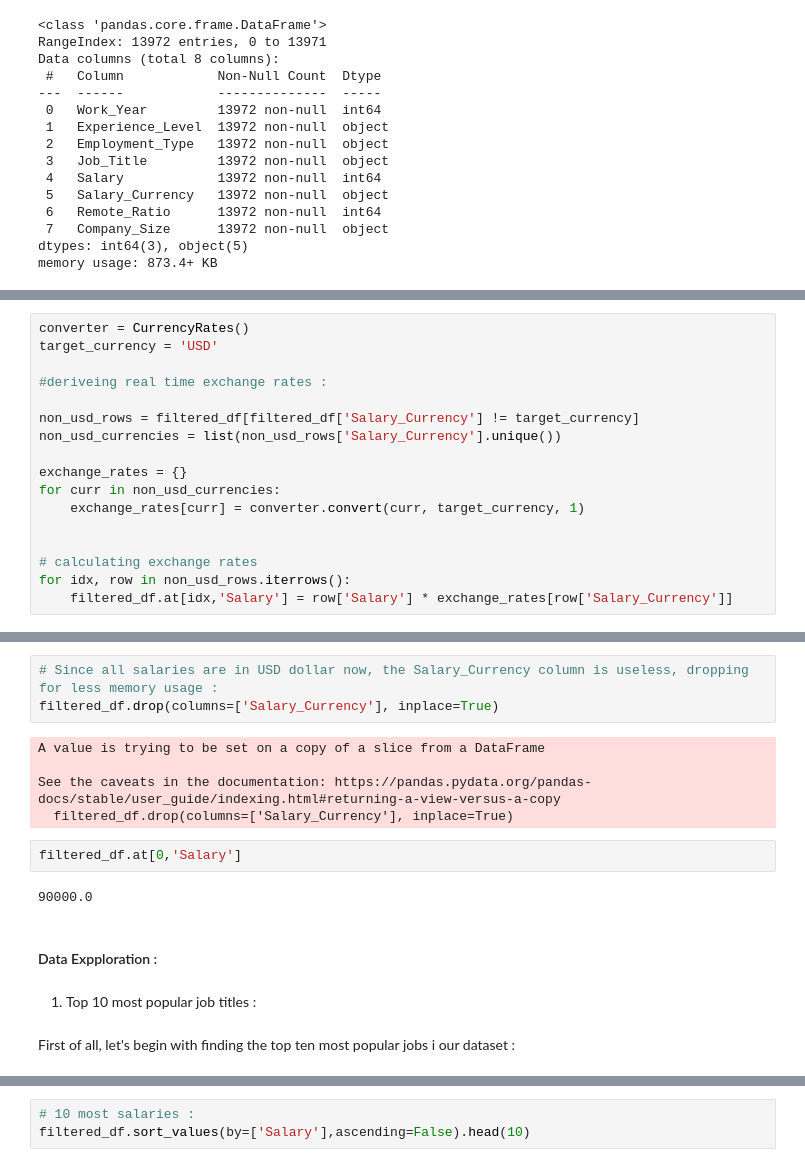
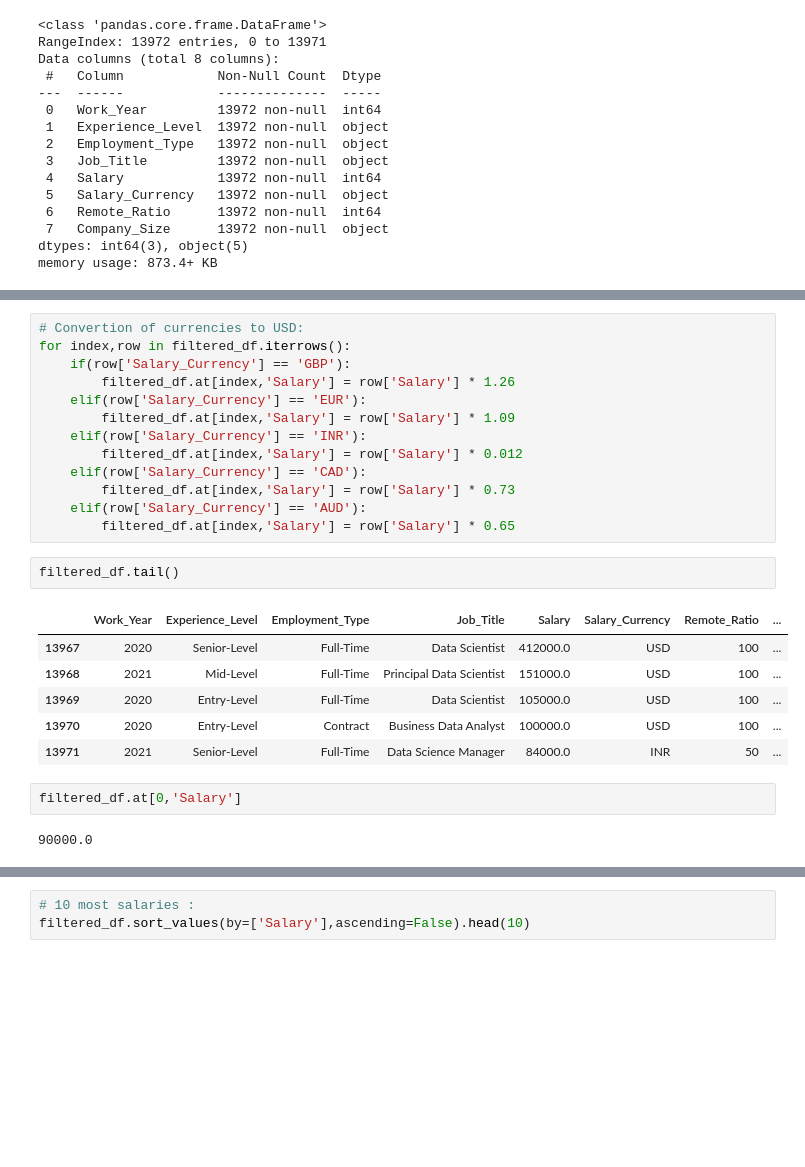
Before and after one commit to denezo/data-science-course, a Jupyter notebook: DS_CA2 (3).ipynb, the cells around one changed output, grey strips where cells are left out. Cells and saved outputs as stored; diff of their text form; blank space fills up the shorter version.

```diff
--- a/DS_CA2 (3).ipynb
+++ b/DS_CA2 (3).ipynb
@@ -586,17 +716,0 @@ filtered_df.tail()
-# %%
-converter = CurrencyRates()
-target_currency = 'USD'
-
-#deriveing real time exchange rates :
-
-non_usd_rows = filtered_df[filtered_df['Salary_Currency'] != target_currency]
-non_usd_currencies = list(non_usd_rows['Salary_Currency'].unique())
-
-exchange_rates = {}
-for curr in non_usd_currencies:
-    exchange_rates[curr] = converter.convert(curr, target_currency, 1)
-
-
-# calculating exchange rates
-for idx, row in non_usd_rows.iterrows():
-    filtered_df.at[idx,'Salary'] = row['Salary'] * exchange_rates[row['Salary_Currency']]
@@ -603,18 +726,26 @@ for idx, row in non_usd_rows.iterrows():
+# %%
+# Convertion of currencies to USD:
+for index,row in filtered_df.iterrows():
+    if(row['Salary_Currency'] == 'GBP'):
+        filtered_df.at[index,'Salary'] = row['Salary'] * 1.26
+    elif(row['Salary_Currency'] == 'EUR'):
+        filtered_df.at[index,'Salary'] = row['Salary'] * 1.09
+    elif(row['Salary_Currency'] == 'INR'):
+        filtered_df.at[index,'Salary'] = row['Salary'] * 0.012
+    elif(row['Salary_Currency'] == 'CAD'):
+        filtered_df.at[index,'Salary'] = row['Salary'] * 0.73
+    elif(row['Salary_Currency'] == 'AUD'):
+        filtered_df.at[index,'Salary'] = row['Salary'] * 0.65
 # %%
-# Since all salaries are in USD dollar now, the Salary_Currency column is useless, dropping for less memory usage :
-filtered_df.drop(columns=['Salary_Currency'], inplace=True)
+filtered_df.tail()
 # %% [output]
-A value is trying to be set on a copy of a slice from a DataFrame
-
-See the caveats in the documentation: https://pandas.pydata.org/pandas-docs/stable/user_guide/indexing.html#returning-a-view-versus-a-copy
-  filtered_df.drop(columns=['Salary_Currency'], inplace=True)
+|  | Work_Year | Experience_Level | Employment_Type | Job_Title | Salary | Salary_Currency | Remote_Ratio | ... |
+| 13967 | 2020 | Senior-Level | Full-Time | Data Scientist | 412000.0 | USD | 100 | ... |
+| 13968 | 2021 | Mid-Level | Full-Time | Principal Data Scientist | 151000.0 | USD | 100 | ... |
+| 13969 | 2020 | Entry-Level | Full-Time | Data Scientist | 105000.0 | USD | 100 | ... |
+| 13970 | 2020 | Entry-Level | Contract | Business Data Analyst | 100000.0 | USD | 100 | ... |
+| 13971 | 2021 | Senior-Level | Full-Time | Data Science Manager | 84000.0 | INR | 50 | ... |
 # %%
 filtered_df.at[0,'Salary']
 # %% [output]
 90000.0
-# %% [markdown]
-#### Data Expploration :
-# %% [markdown]
-1. Top 10 most popular job titles :
-# %% [markdown]
-First of all, let's begin with finding the top ten most popular jobs i our dataset :
```
Also changed, not shown: parts of 71 cells of this notebook.
